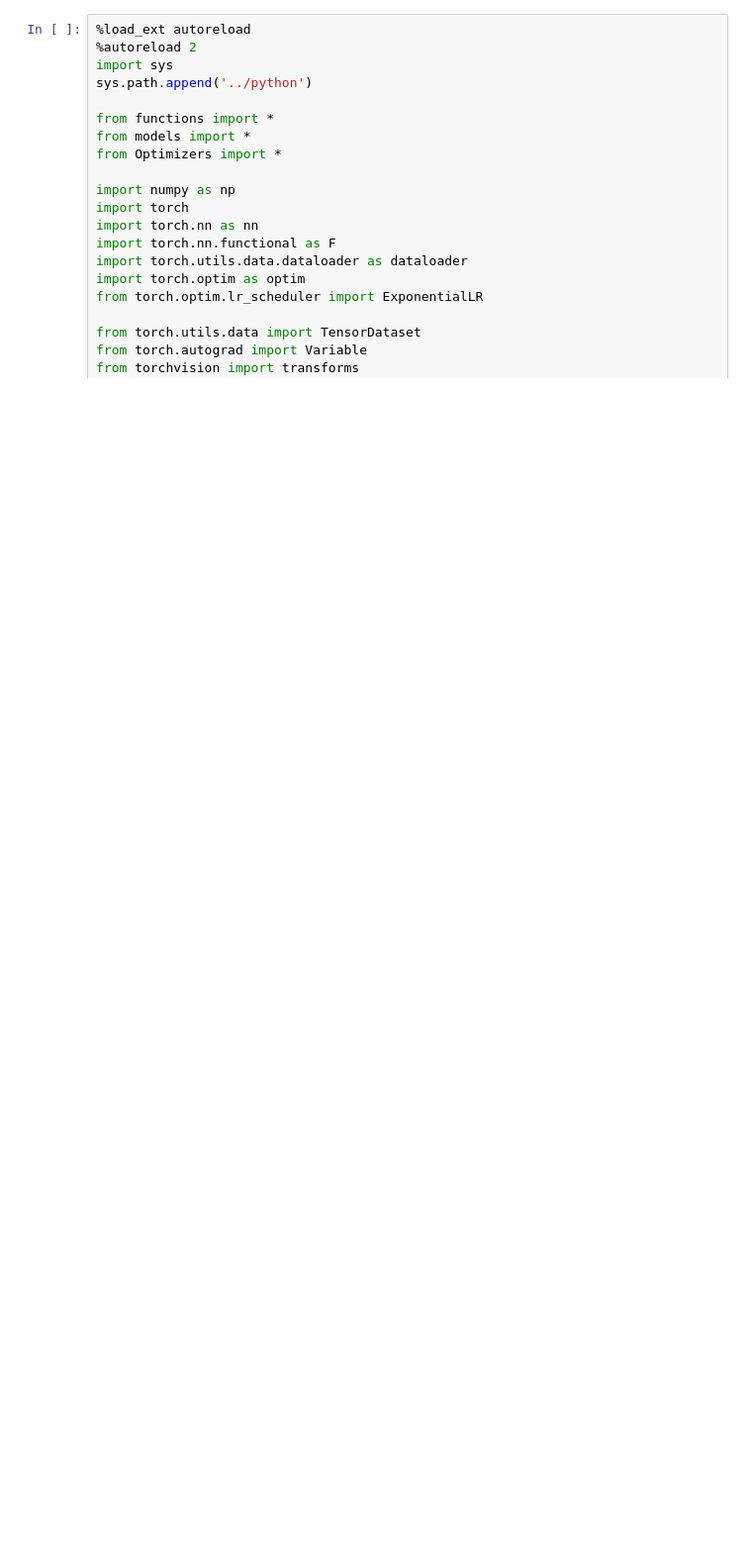
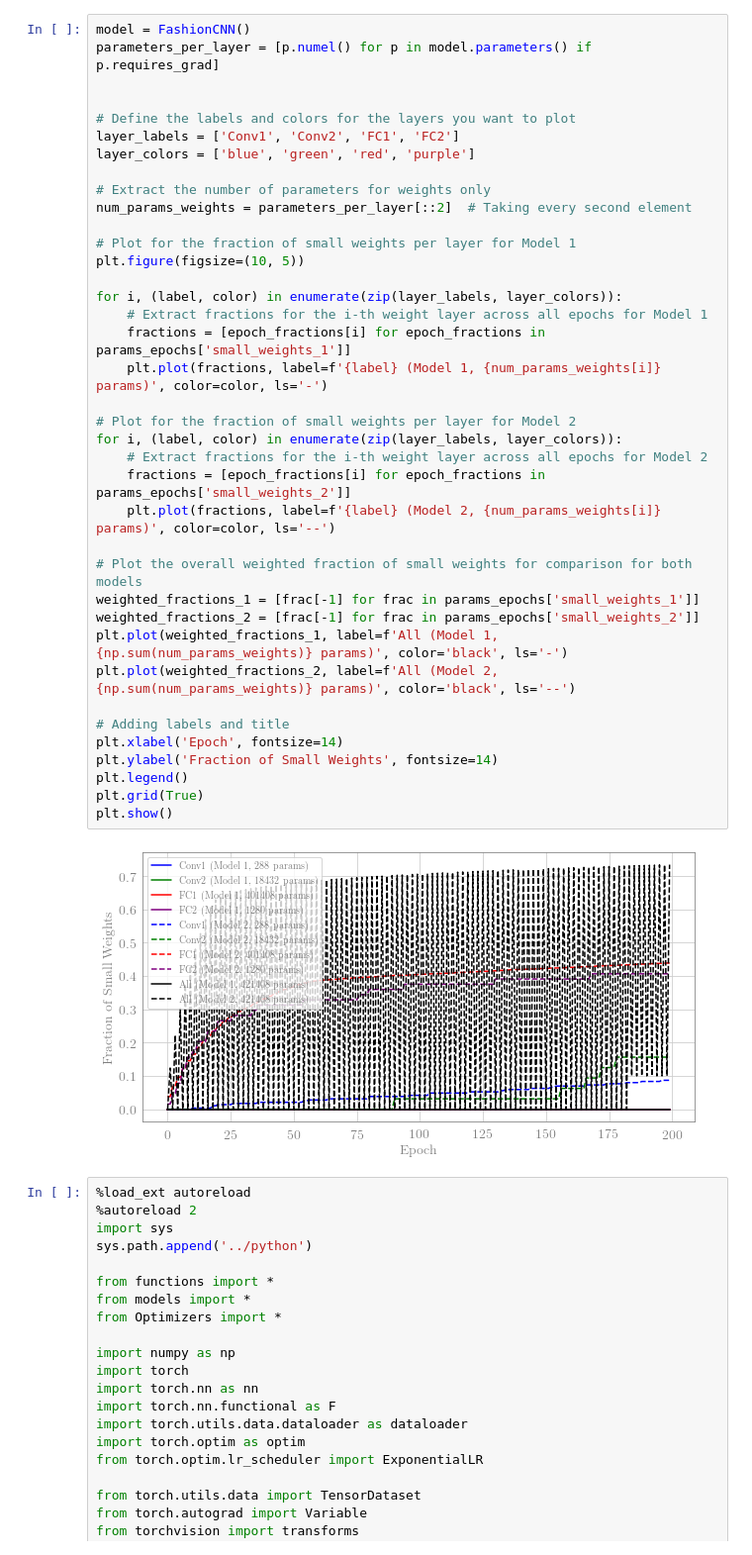
Before and after one commit to Nadav-out/PAdam, a Jupyter notebook: notebooks/FashionMNIST.ipynb, the cells around one changed output. Shown at 99% size. Saved outputs shown, nothing was run; the diff lists cells and outputs as text; blank space fills up the shorter version.

```diff
--- a/notebooks/FashionMNIST.ipynb
+++ b/notebooks/FashionMNIST.ipynb
@@ -1,3 +79,43 @@
+# %%
+model = FashionCNN()
+parameters_per_layer = [p.numel() for p in model.parameters() if p.requires_grad]
+
+
+# Define the labels and colors for the layers you want to plot
+layer_labels = ['Conv1', 'Conv2', 'FC1', 'FC2']
+layer_colors = ['blue', 'green', 'red', 'purple']
+
+# Extract the number of parameters for weights only
+num_params_weights = parameters_per_layer[::2]  # Taking every second element
+
+# Plot for the fraction of small weights per layer for Model 1
+plt.figure(figsize=(10, 5))
+
+for i, (label, color) in enumerate(zip(layer_labels, layer_colors)):
+    # Extract fractions for the i-th weight layer across all epochs for Model 1
+    fractions = [epoch_fractions[i] for epoch_fractions in params_epochs['small_weights_1']]
+    plt.plot(fractions, label=f'{label} (Model 1, {num_params_weights[i]} params)', color=color, ls='-')
+
+# Plot for the fraction of small weights per layer for Model 2
+for i, (label, color) in enumerate(zip(layer_labels, layer_colors)):
+    # Extract fractions for the i-th weight layer across all epochs for Model 2
+    fractions = [epoch_fractions[i] for epoch_fractions in params_epochs['small_weights_2']]
+    plt.plot(fractions, label=f'{label} (Model 2, {num_params_weights[i]} params)', color=color, ls='--')
+
+# Plot the overall weighted fraction of small weights for comparison for both models
+weighted_fractions_1 = [frac[-1] for frac in params_epochs['small_weights_1']]
+weighted_fractions_2 = [frac[-1] for frac in params_epochs['small_weights_2']]
+plt.plot(weighted_fractions_1, label=f'All (Model 1, {np.sum(num_params_weights)} params)', color='black', ls='-')
+plt.plot(weighted_fractions_2, label=f'All (Model 2, {np.sum(num_params_weights)} params)', color='black', ls='--')
+
+# Adding labels and title
+plt.xlabel('Epoch', fontsize=14)
+plt.ylabel('Fraction of Small Weights', fontsize=14)
+plt.legend()
+plt.grid(True)
+plt.show()
+# %% [output]
+[figure, added]
 # %%
 %load_ext autoreload
 %autoreload 2
```
Also changed, not shown: parts of 5 cells of this notebook, 2 other files.
